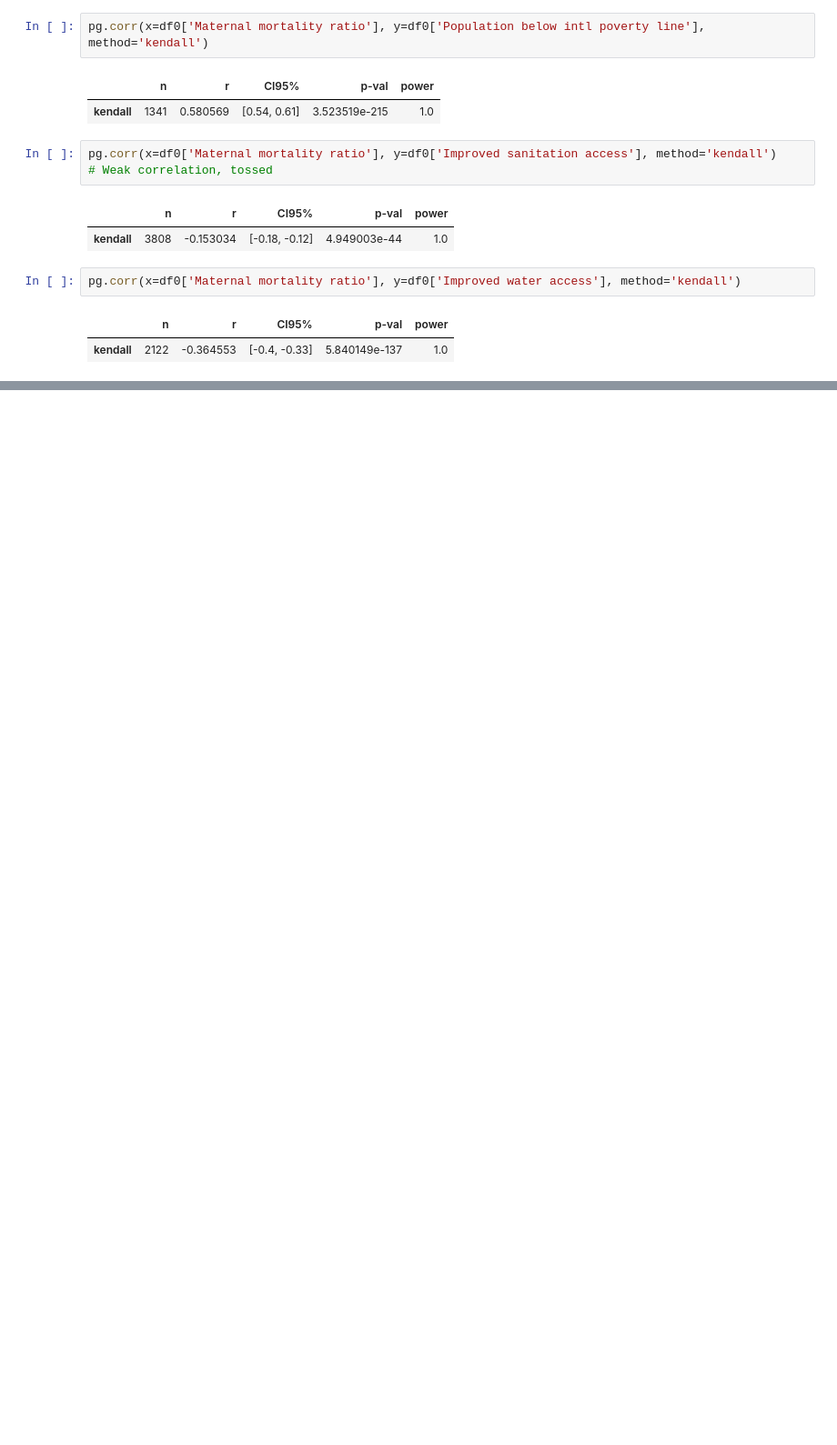
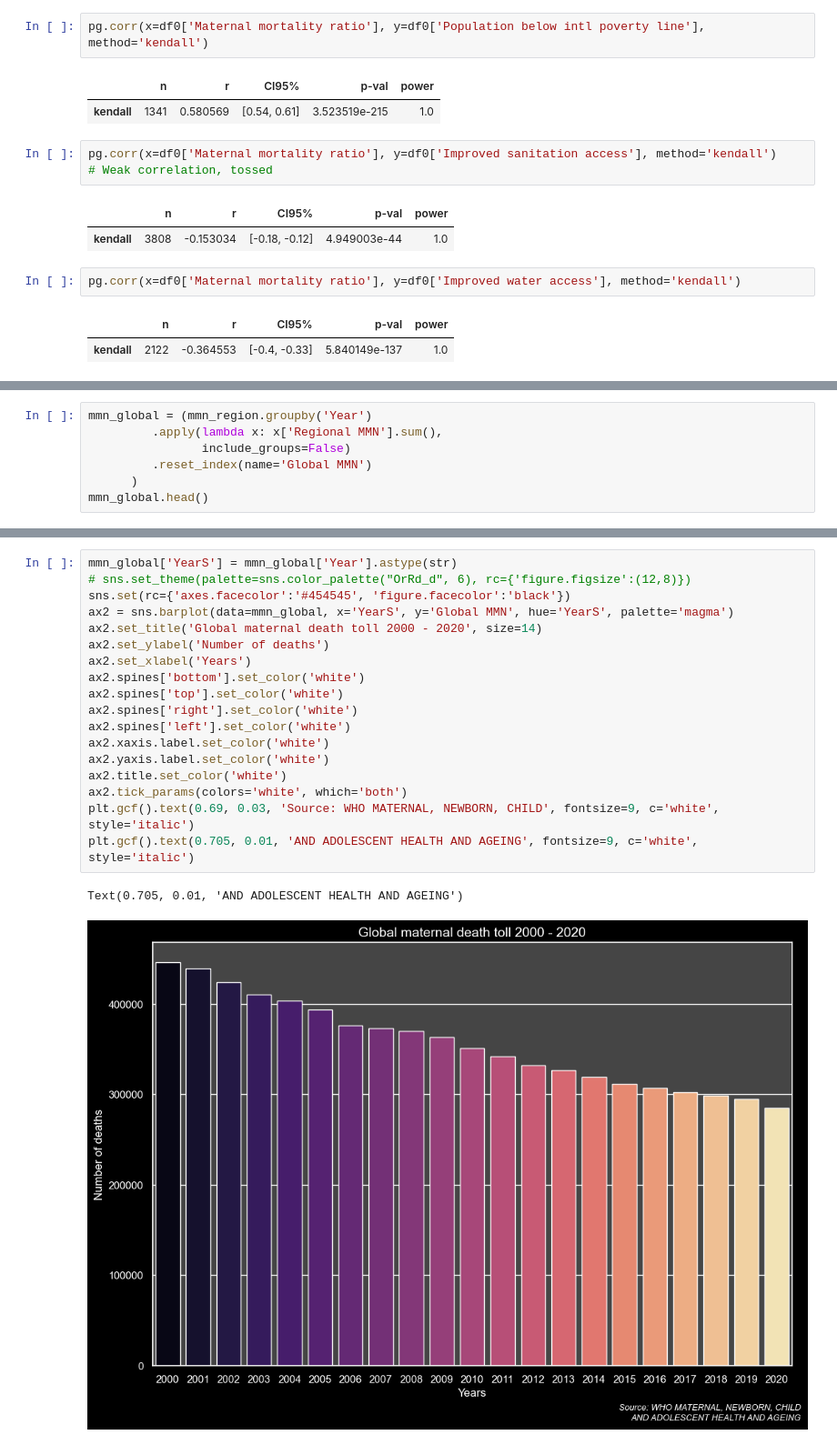
Before and after one commit to mangocrush/whomaternal, a Jupyter notebook: WHOproject.ipynb, the cells around one changed output, grey strips where cells are left out. Shown at 91% size. Drawn from its saved outputs; the diff is of its cells as text; blank space fills up the shorter version.

```diff
--- a/WHOproject.ipynb
+++ b/WHOproject.ipynb
@@ -592,0 +717,7 @@ ok wait i also want to do gender inequality index (modified to take out MMR) and
+# %%
+mmn_global = (mmn_region.groupby('Year')
+         .apply(lambda x: x['Regional MMN'].sum(),
+                include_groups=False)
+         .reset_index(name='Global MMN')
+      )
+mmn_global.head()
@@ -592,0 +731,21 @@ ok wait i also want to do gender inequality index (modified to take out MMR) and
+# %%
+mmn_global['YearS'] = mmn_global['Year'].astype(str)
+# sns.set_theme(palette=sns.color_palette("OrRd_d", 6), rc={'figure.figsize':(12,8)})
+sns.set(rc={'axes.facecolor':'#454545', 'figure.facecolor':'black'})
+ax2 = sns.barplot(data=mmn_global, x='YearS', y='Global MMN', hue='YearS', palette='magma')
+ax2.set_title('Global maternal death toll 2000 - 2020', size=14)
+ax2.set_ylabel('Number of deaths')
+ax2.set_xlabel('Years')
+ax2.spines['bottom'].set_color('white')
+ax2.spines['top'].set_color('white')
+ax2.spines['right'].set_color('white')
+ax2.spines['left'].set_color('white')
+ax2.xaxis.label.set_color('white')
+ax2.yaxis.label.set_color('white')
+ax2.title.set_color('white')
+ax2.tick_params(colors='white', which='both')
+plt.gcf().text(0.69, 0.03, 'Source: WHO MATERNAL, NEWBORN, CHILD', fontsize=9, c='white', style='italic')
+plt.gcf().text(0.705, 0.01, 'AND ADOLESCENT HEALTH AND AGEING', fontsize=9, c='white', style='italic')
+# %% [output]
+Text(0.705, 0.01, 'AND ADOLESCENT HEALTH AND AGEING')
+[figure, added]
```
Also changed, not shown: parts of 32 cells of this notebook.
